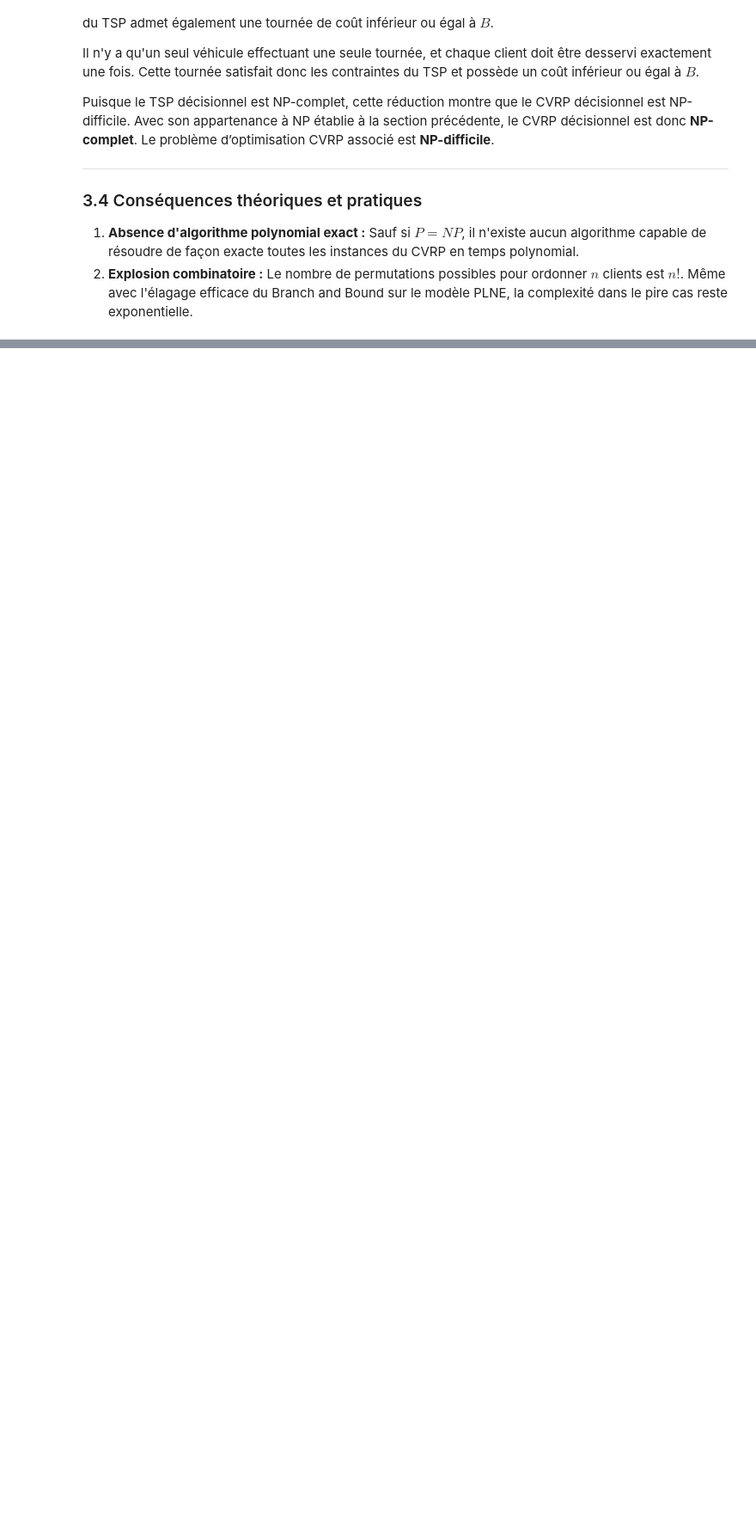
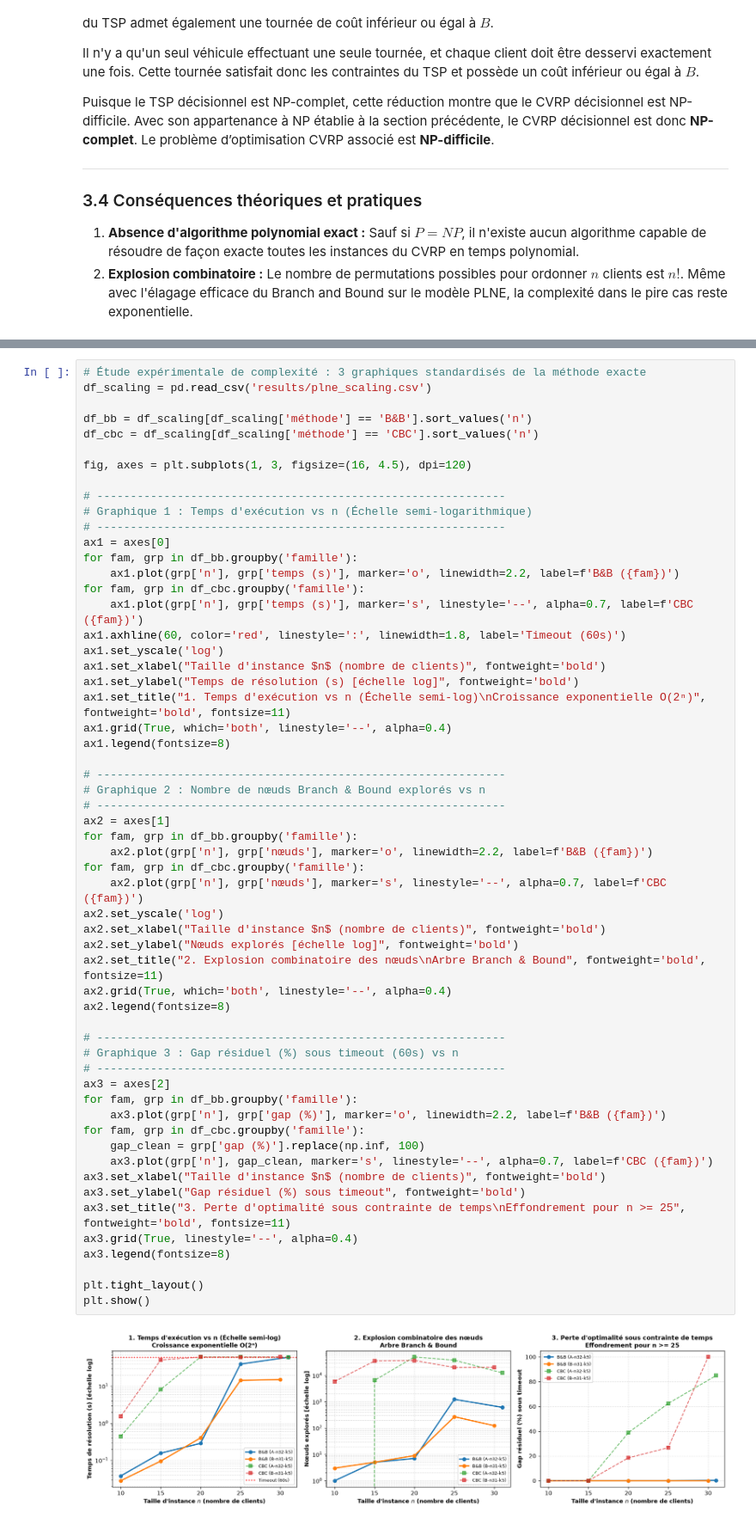
Before and after one commit to ramolosse/CVRP, a Jupyter notebook: CVRP-project/main.ipynb, the cells around one changed output, grey strips where cells are left out. Shown at 86% size. Cells and saved outputs as stored; diff of their text form; blank space fills up the shorter version.

```diff
--- a/CVRP-project/main.ipynb
+++ b/CVRP-project/main.ipynb
@@ -998,0 +391,59 @@ Les résultats soutiennent le choix du GA comme méthode retenue pour les grande
+# %%
+# Étude expérimentale de complexité : 3 graphiques standardisés de la méthode exacte
+df_scaling = pd.read_csv('results/plne_scaling.csv')
+
+df_bb = df_scaling[df_scaling['méthode'] == 'B&B'].sort_values('n')
+df_cbc = df_scaling[df_scaling['méthode'] == 'CBC'].sort_values('n')
+
+fig, axes = plt.subplots(1, 3, figsize=(16, 4.5), dpi=120)
+
+# -------------------------------------------------------------
+# Graphique 1 : Temps d'exécution vs n (Échelle semi-logarithmique)
+# -------------------------------------------------------------
+ax1 = axes[0]
+for fam, grp in df_bb.groupby('famille'):
+    ax1.plot(grp['n'], grp['temps (s)'], marker='o', linewidth=2.2, label=f'B&B ({fam})')
+for fam, grp in df_cbc.groupby('famille'):
+    ax1.plot(grp['n'], grp['temps (s)'], marker='s', linestyle='--', alpha=0.7, label=f'CBC ({fam})')
+ax1.axhline(60, color='red', linestyle=':', linewidth=1.8, label='Timeout (60s)')
+ax1.set_yscale('log')
+ax1.set_xlabel("Taille d'instance $n$ (nombre de clients)", fontweight='bold')
+ax1.set_ylabel("Temps de résolution (s) [échelle log]", fontweight='bold')
+ax1.set_title("1. Temps d'exécution vs n (Échelle semi-log)\nCroissance exponentielle O(2ⁿ)", fontweight='bold', fontsize=11)
+ax1.grid(True, which='both', linestyle='--', alpha=0.4)
+ax1.legend(fontsize=8)
+
+# -------------------------------------------------------------
+# Graphique 2 : Nombre de nœuds Branch & Bound explorés vs n
+# -------------------------------------------------------------
+ax2 = axes[1]
+for fam, grp in df_bb.groupby('famille'):
+    ax2.plot(grp['n'], grp['nœuds'], marker='o', linewidth=2.2, label=f'B&B ({fam})')
+for fam, grp in df_cbc.groupby('famille'):
+    ax2.plot(grp['n'], grp['nœuds'], marker='s', linestyle='--', alpha=0.7, label=f'CBC ({fam})')
+ax2.set_yscale('log')
+ax2.set_xlabel("Taille d'instance $n$ (nombre de clients)", fontweight='bold')
+ax2.set_ylabel("Nœuds explorés [échelle log]", fontweight='bold')
+ax2.set_title("2. Explosion combinatoire des nœuds\nArbre Branch & Bound", fontweight='bold', fontsize=11)
+ax2.grid(True, which='both', linestyle='--', alpha=0.4)
+ax2.legend(fontsize=8)
+
+# -------------------------------------------------------------
+# Graphique 3 : Gap résiduel (%) sous timeout (60s) vs n
+# -------------------------------------------------------------
+ax3 = axes[2]
+for fam, grp in df_bb.groupby('famille'):
+    ax3.plot(grp['n'], grp['gap (%)'], marker='o', linewidth=2.2, label=f'B&B ({fam})')
+for fam, grp in df_cbc.groupby('famille'):
+    gap_clean = grp['gap (%)'].replace(np.inf, 100)
+    ax3.plot(grp['n'], gap_clean, marker='s', linestyle='--', alpha=0.7, label=f'CBC ({fam})')
+ax3.set_xlabel("Taille d'instance $n$ (nombre de clients)", fontweight='bold')
+ax3.set_ylabel("Gap résiduel (%) sous timeout", fontweight='bold')
+ax3.set_title("3. Perte d'optimalité sous contrainte de temps\nEffondrement pour n >= 25", fontweight='bold', fontsize=11)
+ax3.grid(True, linestyle='--', alpha=0.4)
+ax3.legend(fontsize=8)
+
+plt.tight_layout()
+plt.show()
+# %% [output]
+[figure, added]
```
Also changed, not shown: parts of 78 cells of this notebook, 8 other files.
